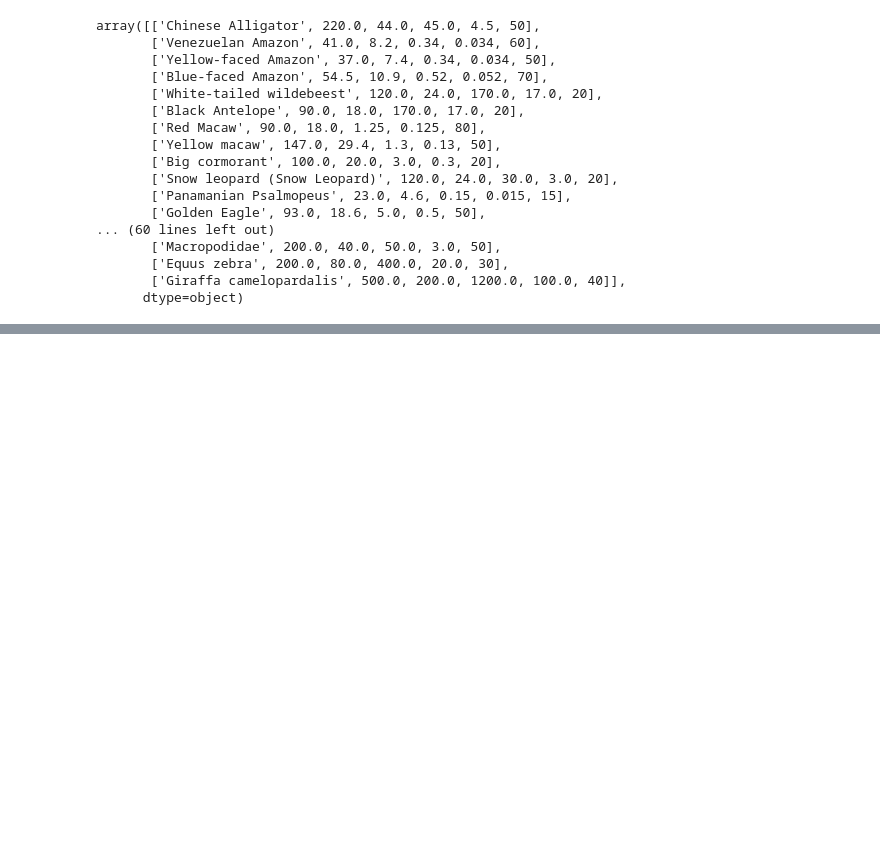
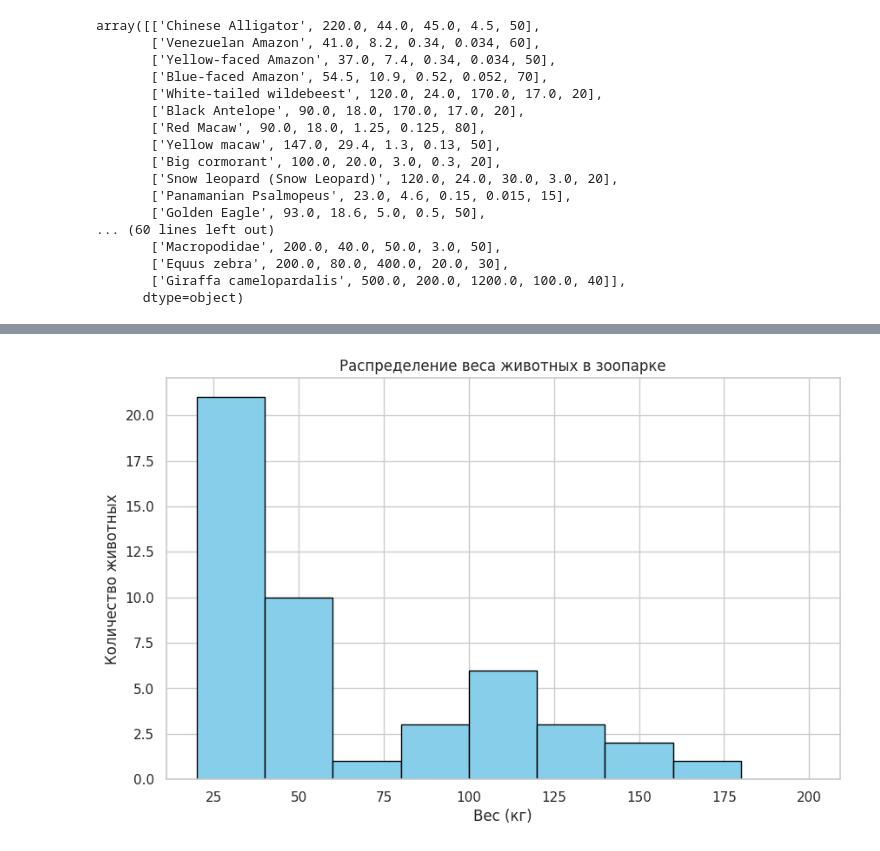
Before and after one commit to Iwonderfull/sorting, a Jupyter notebook: src/gas/GenerateData.ipynb, the cells around one changed output, grey strips where cells are left out. Drawn from its saved outputs; the diff is of its cells as text; code cells hidden in the pictures; blank space fills up the shorter version.

```diff
--- a/src/gas/GenerateData.ipynb
+++ b/src/gas/GenerateData.ipynb
@@ -155,0 +172,10 @@ plt.show()
+# %%
+
+plt.figure(figsize=(10, 6))
+plt.hist(dt_gd['Вес'], bins=[20, 40, 60, 80, 100, 120, 140, 160, 180, 200], color='skyblue', edgecolor='black')
+plt.title('Распределение веса животных в зоопарке')
+plt.xlabel('Вес (кг)')
+plt.ylabel('Количество животных')
+plt.show()
+# %% [output]
+[figure, added]
```
Also changed, not shown: parts of 8 cells of this notebook, 1 other file.
